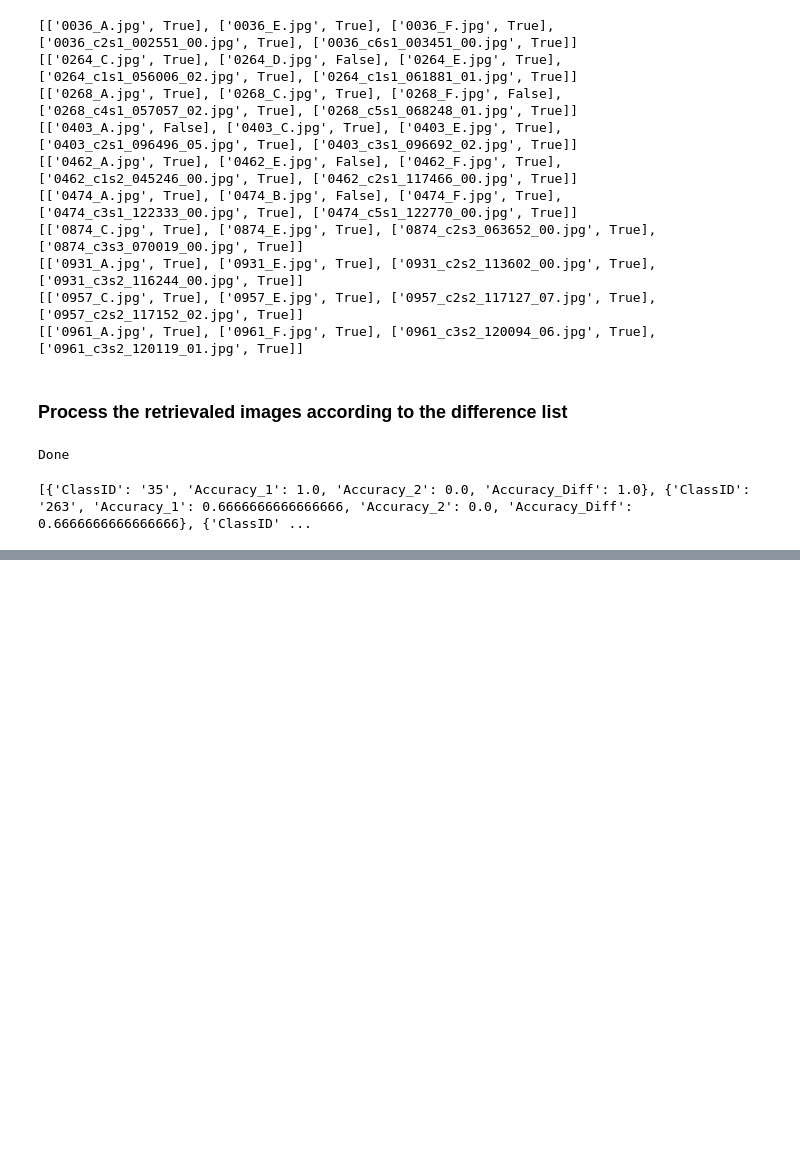
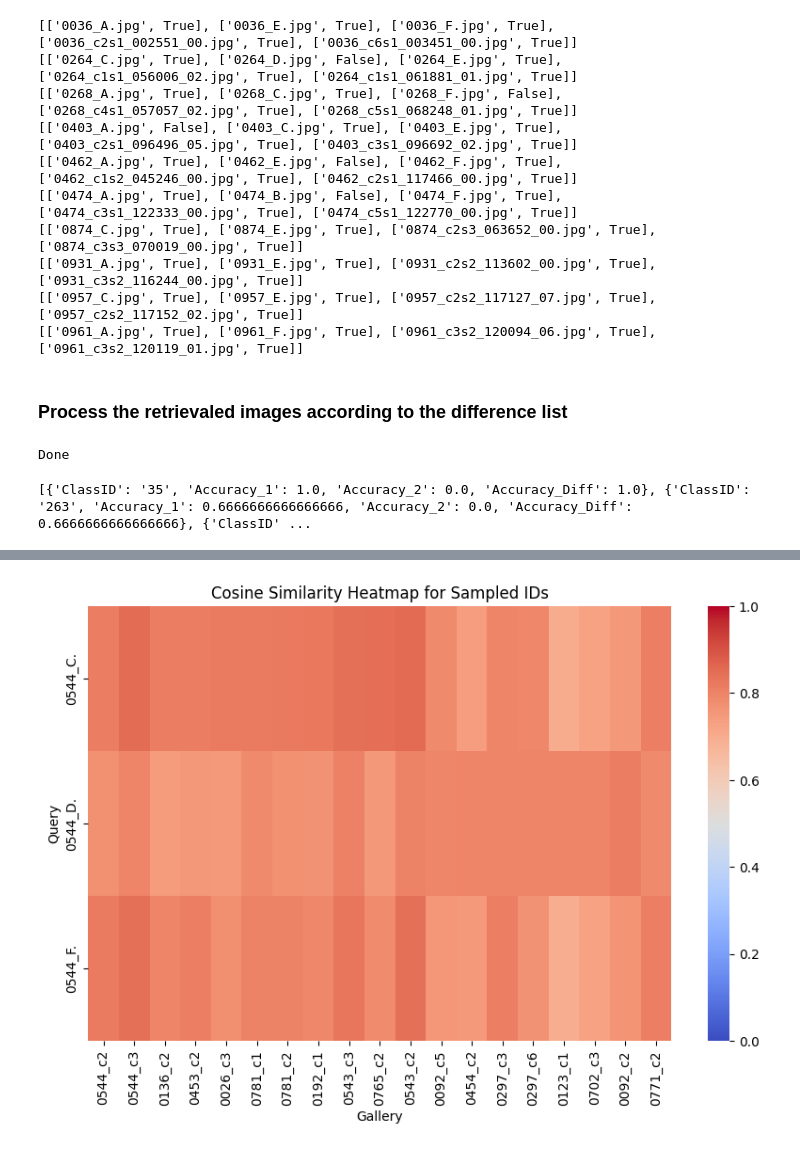
Before and after one commit to Anonymous-Sup/CVAE, a Jupyter notebook: visualization.ipynb, the cells around one changed output, grey strips where cells are left out. Saved outputs shown, nothing was run; the diff lists cells and outputs as text; code cells hidden in the pictures; blank space fills up the shorter version.

```diff
--- a/visualization.ipynb
+++ b/visualization.ipynb
@@ -286,0 +397,11 @@ print(filtered_list)
+# %%
+print(base_q_path[-10:])
+# find index have content of "0563" in the base_q_path
+index = []
+for i in range(len(base_q_path)):
+    if "0563" in base_q_path[i]:
+        index.append(i)
+print(index)
+
+print(base_g_labels[index])
+print(base_q_path[:4])
@@ -286,0 +414,77 @@ print(filtered_list)
+# %%
+# nolmalize the features
+base_q_features = base_q_features / np.linalg.norm(base_q_features, axis=1, keepdims=True)
+base_g_features = base_g_features / np.linalg.norm(base_g_features, axis=1, keepdims=True)
+
+target_name = '0544'
+# Randomly sample 10 unique IDs from the available IDs in base query labels
+unique_ids = np.unique(base_q_labels)
+# sampled_ids = np.random.choice(unique_ids, 2, replace=False)
+index = []
+for i in range(len(base_q_path)):
+    if target_name in base_q_path[i]:
+        index.append(i)
+
+sampled_ids = base_q_labels[index]
+
+print("Selected IDs:", sampled_ids, "with file:", base_q_path[index])
+
+# Prepare a subset of the data for visualization based on the sampled IDs
+selected_query_indices = index
+selected_query_features = base_q_features[selected_query_indices]
+selected_query_labels = base_q_labels[selected_query_indices]
+selected_query_names = [base_q_path[i] for i in selected_query_indices]
+
+print(selected_query_indices, selected_query_names)
+
+# Prepare gallery indices for the sampled IDs and find the highest similarity samples
+selected_gallery_indices = []
+highest_similarity_indices = []
+
+for q_idx, q_label in zip(selected_query_indices, selected_query_labels):
+    same_id_gallery_indices = [i for i, label in enumerate(base_g_labels) if int(label) == int(q_label)]
+    same_id_gallery_features = base_g_features[same_id_gallery_indices]
+
+    # Compute similarity with the current query
+    similarities = 1 - cdist([base_q_features[q_idx]], base_g_features, metric='cosine').flatten()
+
+    # Find the indices of the top 5 highest similarity gallery samples
+    top_5_sim_indices = np.argsort(similarities)[-10:]
+    # Find the gallery index with the highest similarity
+    # highest_sim_idx = same_id_gallery_indices[np.argmax(similarities)]
+
+    # Add indices to lists
+    selected_gallery_indices.extend(same_id_gallery_indices)
+    highest_similarity_indices.extend(top_5_sim_indices)
+
+
+# Remove duplicates and maintain order
+highest_similarity_indices = list(dict.fromkeys(highest_similarity_indices))
+selected_gallery_indices = list(dict.fromkeys(selected_gallery_indices + highest_similarity_indices))  # Combine while maintaining order
+
+print(selected_gallery_indices)
+
+# Extract selected gallery features and labels
+selected_gallery_features = base_g_features[selected_gallery_indices]
+selected_gallery_labels = base_g_labels[selected_gallery_indices]
+selected_gallery_names = [base_g_path[i] for i in selected_gallery_indices]
+
+
+# Compute the cosine similarity matrix
+similarity_matrix = 1 - cdist(selected_query_features, selected_gallery_features, metric='cosine')
+
+# Create labels for heatmap visualization
+# query_heatmap_labels = [f'Q{label}_{i}' for i, label in enumerate(selected_query_labels)]
+# gallery_heatmap_labels = [f'G{label}_{i}' for i, label in enumerate(selected_gallery_labels)]
+query_heatmap_labels = [f'{name[:7]}' for name in selected_query_names]
+gallery_heatmap_labels = [f'{name[:7]}' for name in selected_gallery_names]
+
+# Plot the heatmap
+plt.figure(figsize=(10, 6))
+sns.heatmap(similarity_matrix, annot=False, fmt=".2f", cmap="coolwarm", vmax=1, vmin=0,
+            xticklabels=gallery_heatmap_labels, yticklabels=query_heatmap_labels)
+plt.xlabel('Gallery')
+plt.ylabel('Query')
+plt.title('Cosine Similarity Heatmap for Sampled IDs')
+plt.show()
+# %% [output]
@@ -286,0 +494 @@ print(filtered_list)
+[figure, added]
```
Also changed, not shown: parts of 8 cells of this notebook, 8 other files.
